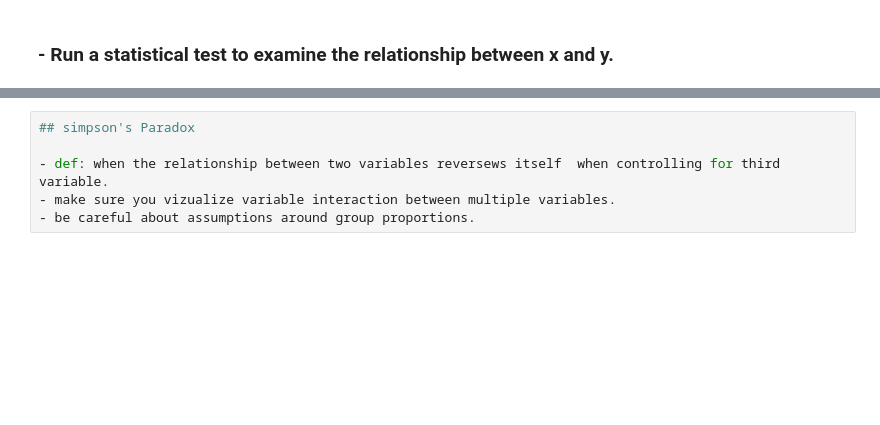
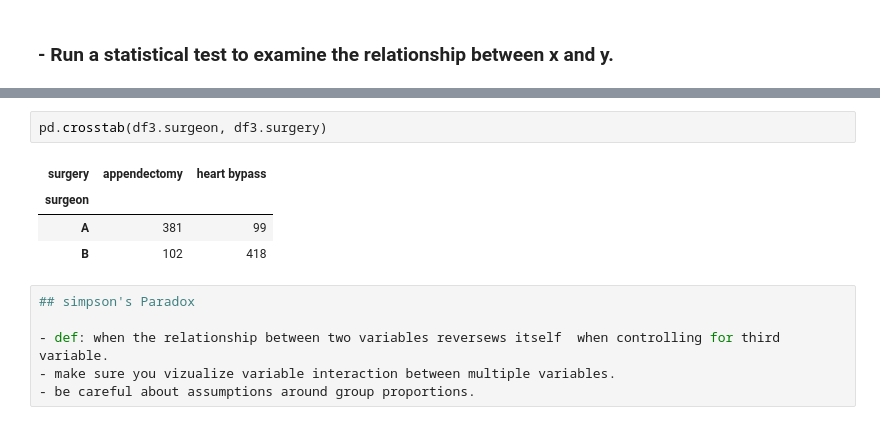
Before and after one commit to cindyvillanuevads/advanced-topics, a Jupyter notebook: exercise.ipynb, the cells around one changed output, grey strips where cells are left out. Cells and saved outputs as stored; diff of their text form; blank space fills up the shorter version.

```diff
--- a/exercise.ipynb
+++ b/exercise.ipynb
@@ -190,3 +262,10 @@ sns.relplot(data=df2, hue='group', x='x', y='y')
+# %%
+pd.crosstab(df3.surgeon, df3.surgery)
+# %% [output]
+| surgery | appendectomy | heart bypass |
+| surgeon |  |  |
+| A | 381 | 99 |
+| B | 102 | 418 |
 # %%
 ## simpson's Paradox
 
```
Also changed, not shown: parts of 20 cells of this notebook.
